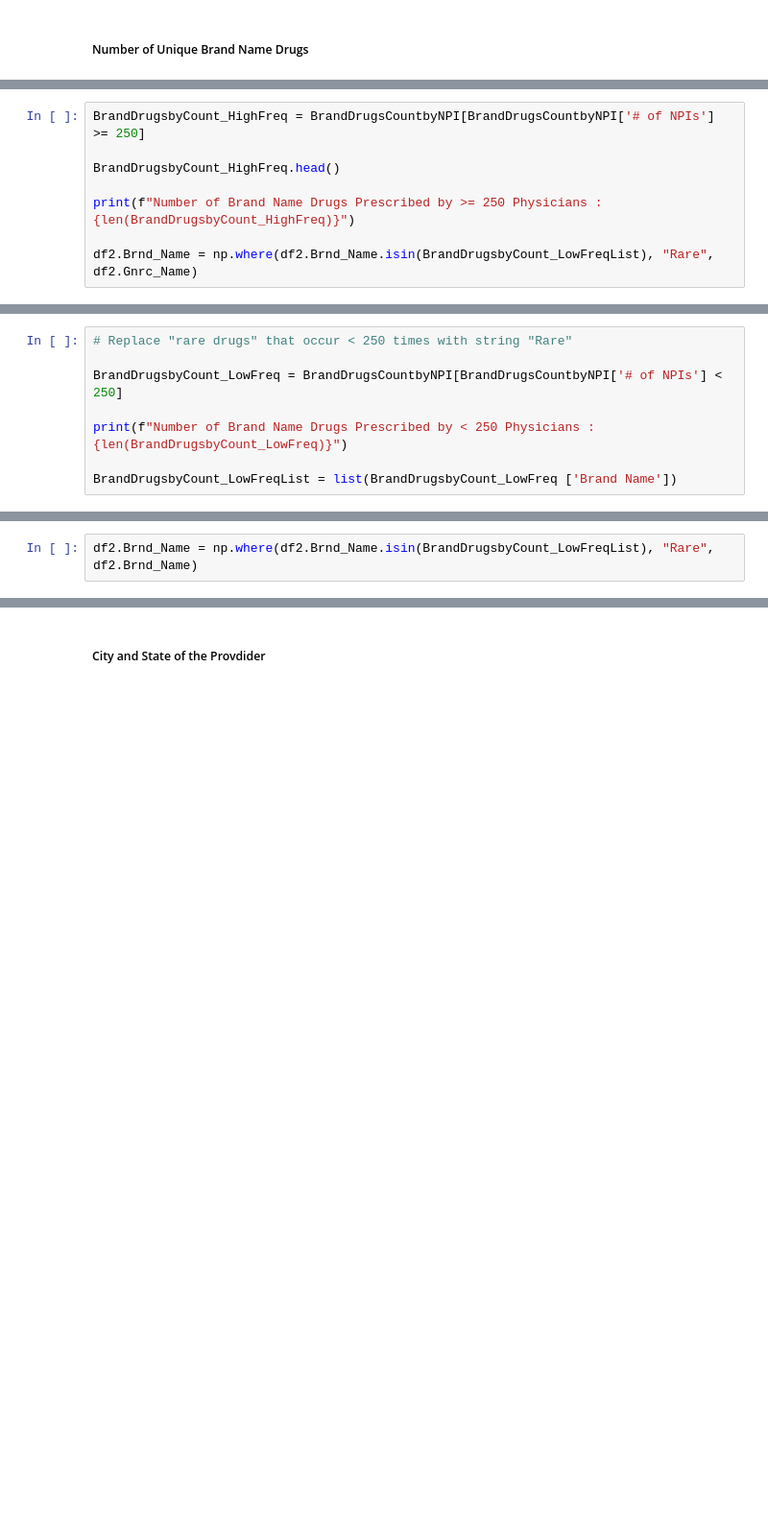
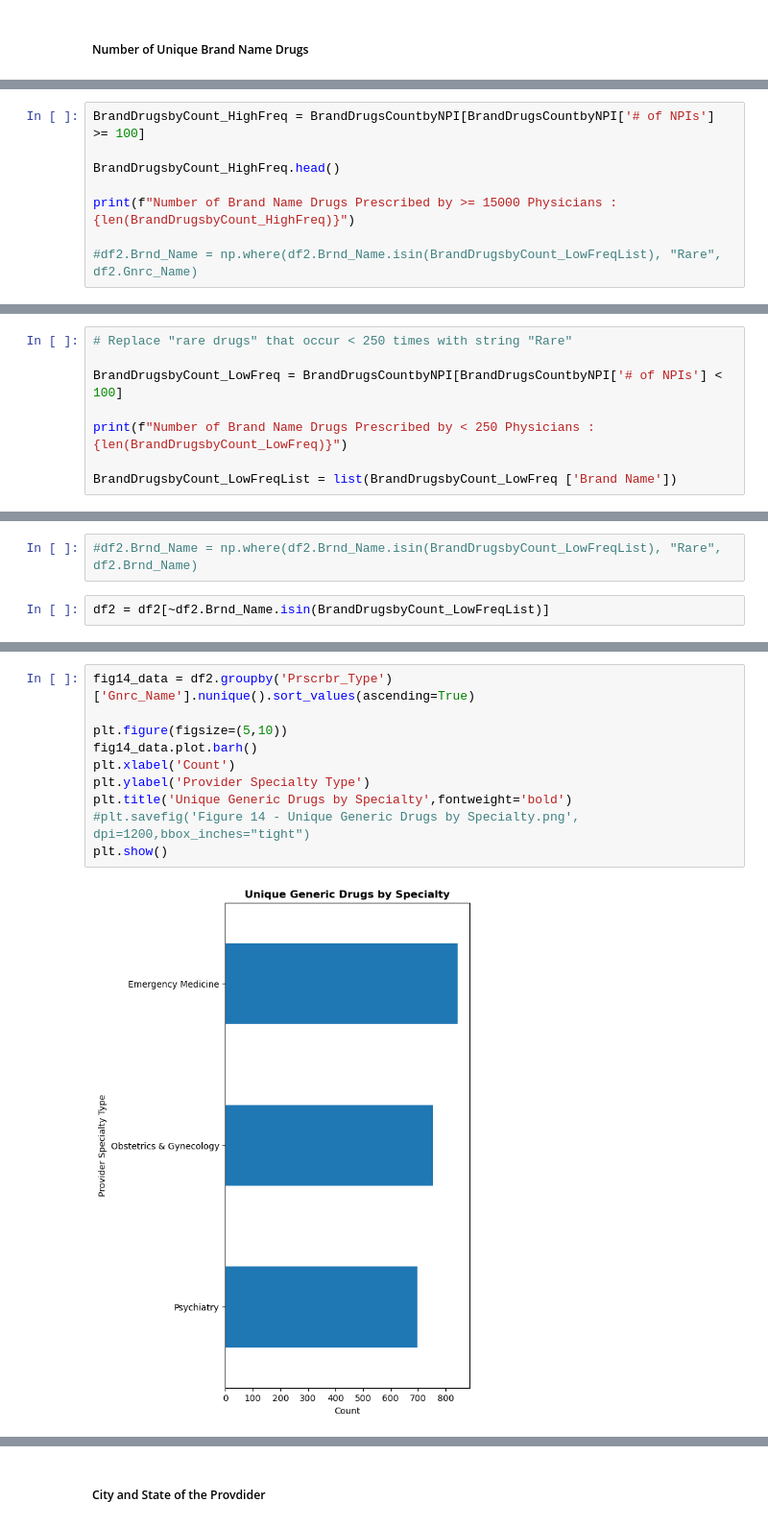
Before and after one commit to fabulenc/CMS-Medicare-Provider-Specialty-ML-Project, a Jupyter notebook: src/DATA1030 Project.ipynb, the cells around one changed output, grey strips where cells are left out. Shown: that part at 96% size. Saved outputs shown, nothing was run; the diff lists cells and outputs as text; blank space fills up the shorter version.

```diff
--- a/src/DATA1030 Project.ipynb
+++ b/src/DATA1030 Project.ipynb
@@ -804,8 +830,8 @@ BrandDrugsCountbyNPI.head()
 # %%
-BrandDrugsbyCount_HighFreq = BrandDrugsCountbyNPI[BrandDrugsCountbyNPI['# of NPIs'] >= 250]
+BrandDrugsbyCount_HighFreq = BrandDrugsCountbyNPI[BrandDrugsCountbyNPI['# of NPIs'] >= 100]
 
 BrandDrugsbyCount_HighFreq.head()
 
-print(f"Number of Brand Name Drugs Prescribed by >= 250 Physicians : {len(BrandDrugsbyCount_HighFreq)}")
+print(f"Number of Brand Name Drugs Prescribed by >= 15000 Physicians : {len(BrandDrugsbyCount_HighFreq)}")
 
-df2.Brnd_Name = np.where(df2.Brnd_Name.isin(BrandDrugsbyCount_LowFreqList), "Rare", df2.Gnrc_Name)
+#df2.Brnd_Name = np.where(df2.Brnd_Name.isin(BrandDrugsbyCount_LowFreqList), "Rare", df2.Gnrc_Name)
@@ -812,7 +840,7 @@ df2.Brnd_Name = np.where(df2.Brnd_Name.isin(BrandDrugsbyCount_LowFreqList), "Rar
 # %%
 # Replace "rare drugs" that occur < 250 times with string "Rare"
 
-BrandDrugsbyCount_LowFreq = BrandDrugsCountbyNPI[BrandDrugsCountbyNPI['# of NPIs'] < 250]
+BrandDrugsbyCount_LowFreq = BrandDrugsCountbyNPI[BrandDrugsCountbyNPI['# of NPIs'] < 100]
 
 print(f"Number of Brand Name Drugs Prescribed by < 250 Physicians : {len(BrandDrugsbyCount_LowFreq)}")
 
@@ -820,2 +850,4 @@ BrandDrugsbyCount_LowFreqList = list(BrandDrugsbyCount_LowFreq ['Brand Name'])
 # %%
-df2.Brnd_Name = np.where(df2.Brnd_Name.isin(BrandDrugsbyCount_LowFreqList), "Rare", df2.Brnd_Name)
+#df2.Brnd_Name = np.where(df2.Brnd_Name.isin(BrandDrugsbyCount_LowFreqList), "Rare", df2.Brnd_Name)
+# %%
+df2 = df2[~df2.Brnd_Name.isin(BrandDrugsbyCount_LowFreqList)]
@@ -821,0 +856,12 @@ df2.Brnd_Name = np.where(df2.Brnd_Name.isin(BrandDrugsbyCount_LowFreqList), "Rar
+# %%
+fig14_data = df2.groupby('Prscrbr_Type')['Gnrc_Name'].nunique().sort_values(ascending=True)
+
+plt.figure(figsize=(5,10))
+fig14_data.plot.barh()
+plt.xlabel('Count')
+plt.ylabel('Provider Specialty Type')
+plt.title('Unique Generic Drugs by Specialty',fontweight='bold')
+#plt.savefig('Figure 14 - Unique Generic Drugs by Specialty.png', dpi=1200,bbox_inches="tight")
+plt.show()
+# %% [output]
+[figure, added]
```
Also changed, not shown: parts of 92 cells of this notebook, 7 other files.
